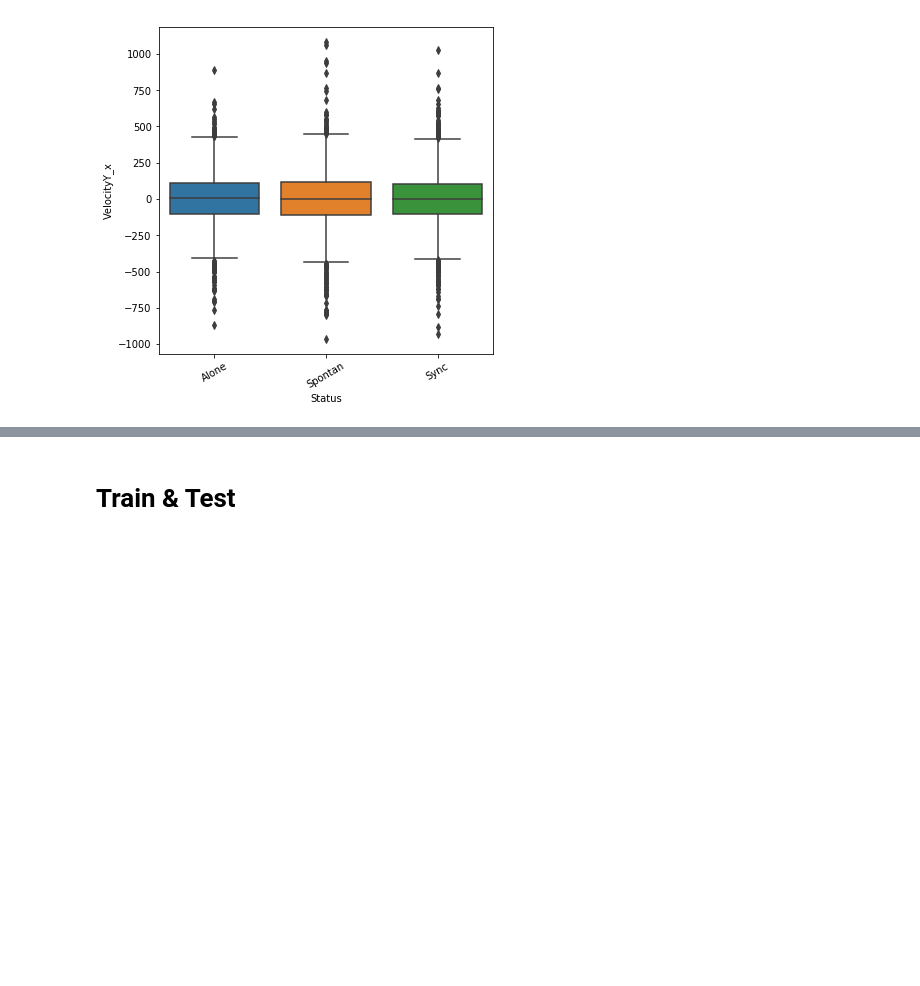
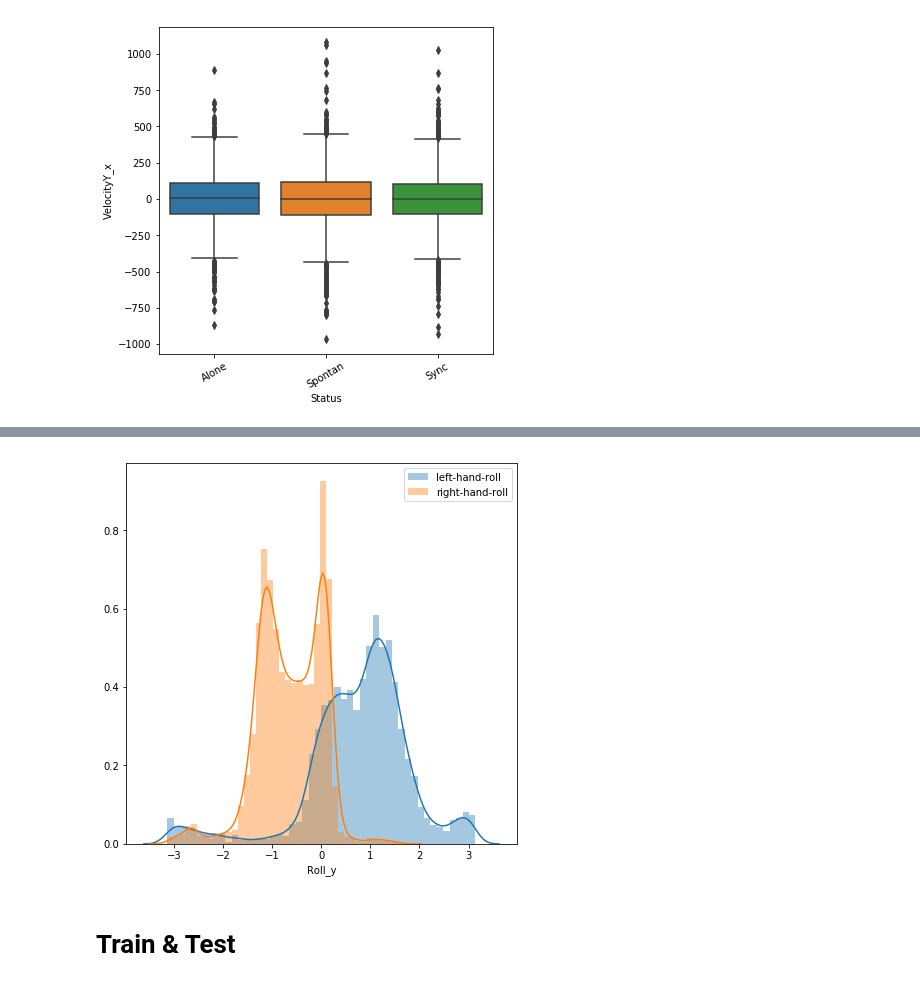
Before and after one commit to HilaShoshan/Hands-Movements-Classification, a Jupyter notebook: Hands Movements Classification.ipynb, the cells around one changed output, grey strips where cells are left out. Drawn from its saved outputs; the diff is of its cells as text; code cells hidden in the pictures; blank space fills up the shorter version.

```diff
--- a/Hands Movements Classification.ipynb
+++ b/Hands Movements Classification.ipynb
@@ -660,3 +673,13 @@ plt.show()
+# %%
+plt.figure(figsize=(7,7))
+x = data['Roll_x']
+y = data['Roll_y']
+sns.distplot(x)
+sns.distplot(y)
+plt.legend(labels=['left-hand-roll', 'right-hand-roll'])
+plt.show()
+# %% [output]
+[figure, added]
 # %% [markdown]
 # Train & Test
 # %%
```
Also changed, not shown: parts of 15 cells of this notebook.
